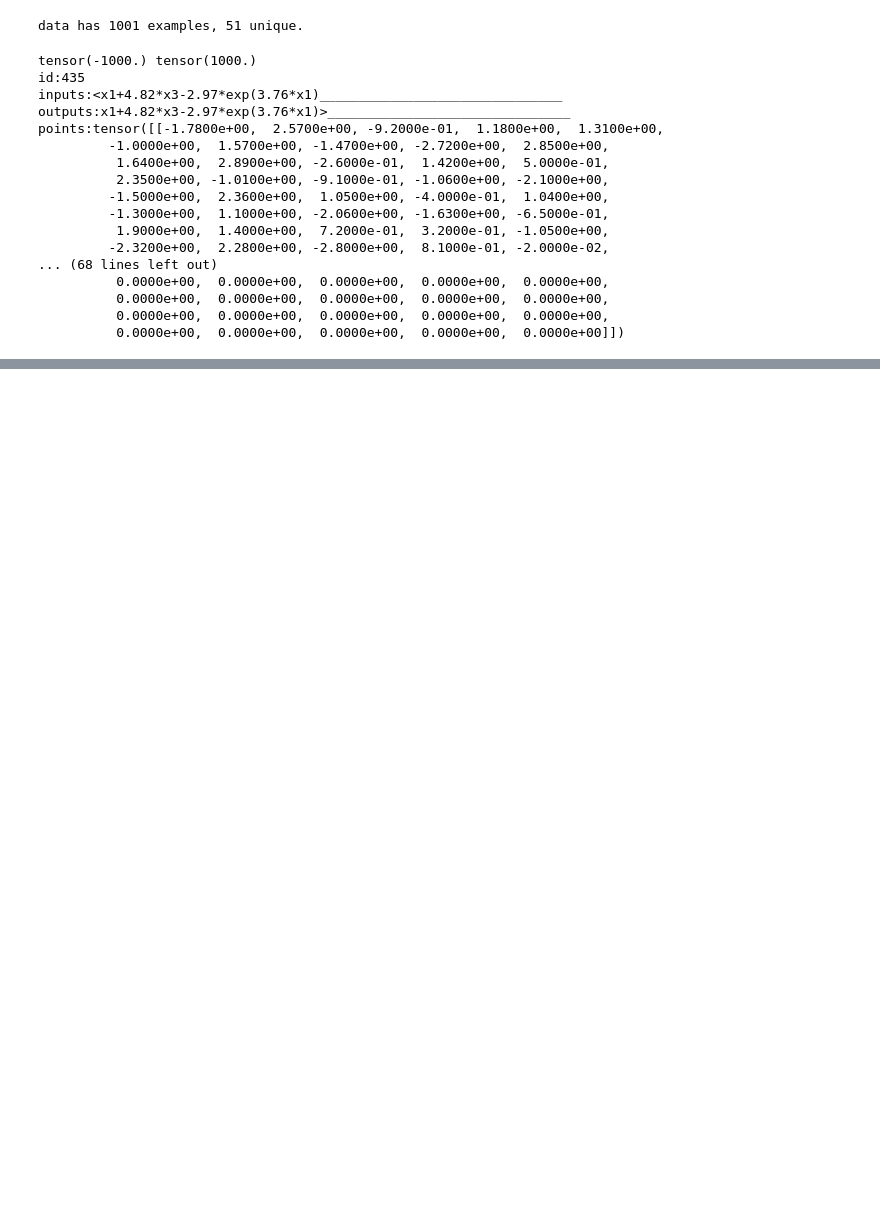
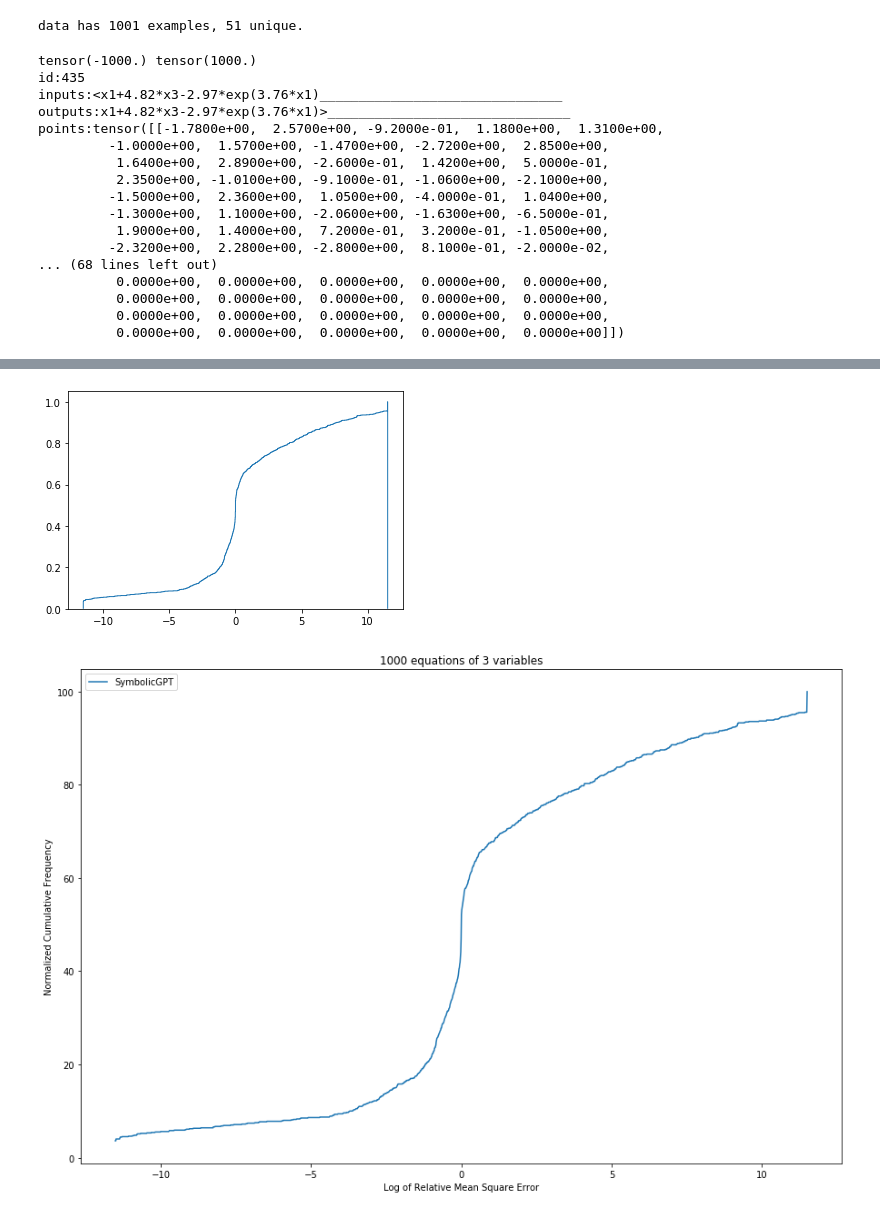
Before and after one commit to mojivalipour/symbolicgpt, a Jupyter notebook: SymbolicGPT_PointNET_PADDING_PYTORCH.ipynb, the cells around one changed output, grey strips where cells are left out. Cells and saved outputs as stored; diff of their text form; code cells hidden in the pictures; blank space fills up the shorter version.

```diff
--- a/SymbolicGPT_PointNET_PADDING_PYTORCH.ipynb
+++ b/SymbolicGPT_PointNET_PADDING_PYTORCH.ipynb
@@ -584,33 +511,37 @@ print('Avg MSE:{}'.format(np.mean(resultDict[fName][modelName])))
 # %%
 # plot the error frequency for model comparison
 from matplotlib import pyplot as plt
 num_eqns = len(resultDict[fName]['SymbolicGPT'])
 num_vars = pconf.numberofVars
 
-models = list(resultDict[fName].keys())
-lists_of_error_scores = [resultDict[fName][key] for key in models]
+models = list(key for key in resultDict[fName].keys() if len(resultDict[fName][key])==num_eqns)
+lists_of_error_scores = [resultDict[fName][key] for key in models if len(resultDict[fName][key])==num_eqns]
 linestyles = ["-","dashdot","dotted","--"]
 
 eps = 0.00001
 y, x, _ = plt.hist([np.log([max(min(x+eps, 1e5),1e-5) for x in e]) for e in lists_of_error_scores],
                    label=models,
                    cumulative=True,
                    histtype="step",
                    bins=2000,
-                   density="true")
+                   density=True,
+                   log=False)
 y = np.expand_dims(y,0)
 plt.figure(figsize=(15, 10))
 
 for idx, m in enumerate(models):
     plt.plot(x[:-1],
            y[idx] * 100,
            linestyle=linestyles[idx],
            label=m)
 
 plt.legend(loc="upper left")
 plt.title("{} equations of {} variables".format(num_eqns, num_vars))
-plt.xlabel("Log of Mean Square Error")
+plt.xlabel("Log of Relative Mean Square Error")
 plt.ylabel("Normalized Cumulative Frequency")
 
 name = '{}.png'.format(fName)
 plt.savefig(name)
+# %% [output]
+[figure, added]
+[figure, added]
```
Also changed, not shown: parts of 6 cells of this notebook, 3 other files.
